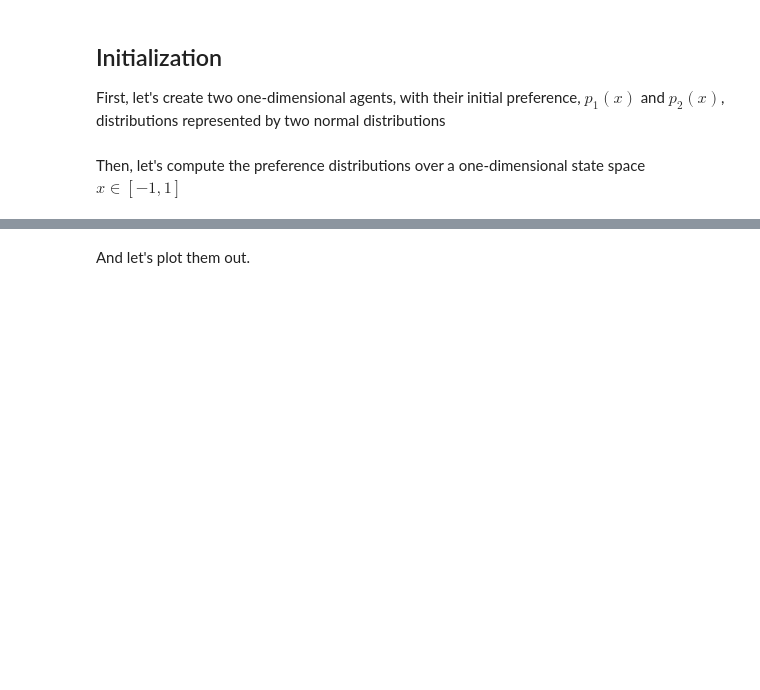
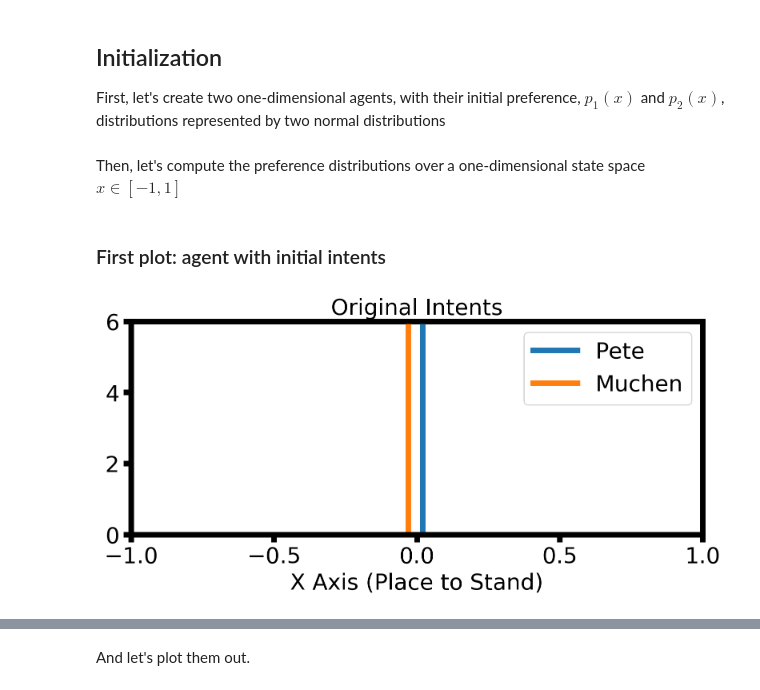
Before and after one commit to MurpheyLab/DistNav, a Jupyter notebook: notebooks/distnav_1d_tutorial.ipynb, the cells around one changed output, grey strips where cells are left out. Drawn from its saved outputs; the diff is of its cells as text; code cells hidden in the pictures; blank space fills up the shorter version.

Commit message:
new branch for undocumented figures

```diff
--- a/notebooks/distnav_1d_tutorial.ipynb
+++ b/notebooks/distnav_1d_tutorial.ipynb
@@ -36,3 +36,29 @@ pdf_agent1 = mvn.pdf(xlist, mu1, sig1**2)
 pdf_agent1_origin = pdf_agent1.copy()
 pdf_agent2 = mvn.pdf(xlist, mu2, sig2**2)
 pdf_agent2_origin = pdf_agent2.copy()
+# %% [markdown]
+### First plot: agent with initial intents
+# %%
+fig, ax = plt.subplots(1, 1, figsize=(8, 4), dpi=200, tight_layout=True)
+ax.set_xlim(xlist[0], xlist[-1])
+ax.set_ylim(0.0, 6.0)
+
+ax.axvline(mu1, ymin=0.025, ymax=0.975, color="C0", linewidth=5, label="Pete")
+ax.axvline(mu2, ymin=0.025, ymax=0.975, color="C1", linewidth=5, label="Muchen")
+
+for axis in ['top', 'bottom', 'left', 'right']:
+    ax.spines[axis].set_linewidth(5)
+    ax.spines[axis].set_zorder(0)
+start, end = ax.get_xlim()
+stepsize = 0.5
+ax.xaxis.set_ticks(np.arange(start, end+stepsize, stepsize))
+ax.tick_params(axis='x', labelsize=20, width=5., length=7.)
+ax.tick_params(axis='y', labelsize=20, width=5., length=7.)
+ax.set_xlabel("X Axis (Place to Stand)", fontsize=20)
+ax.set_title("Original Intents", fontsize=20)
+ax.legend(fontsize=20)
+
+plt.savefig("original_intents.png")
+plt.show()
+# %% [output]
+[figure, added]
```
Also changed, not shown: parts of 10 cells of this notebook, 5 other files.
